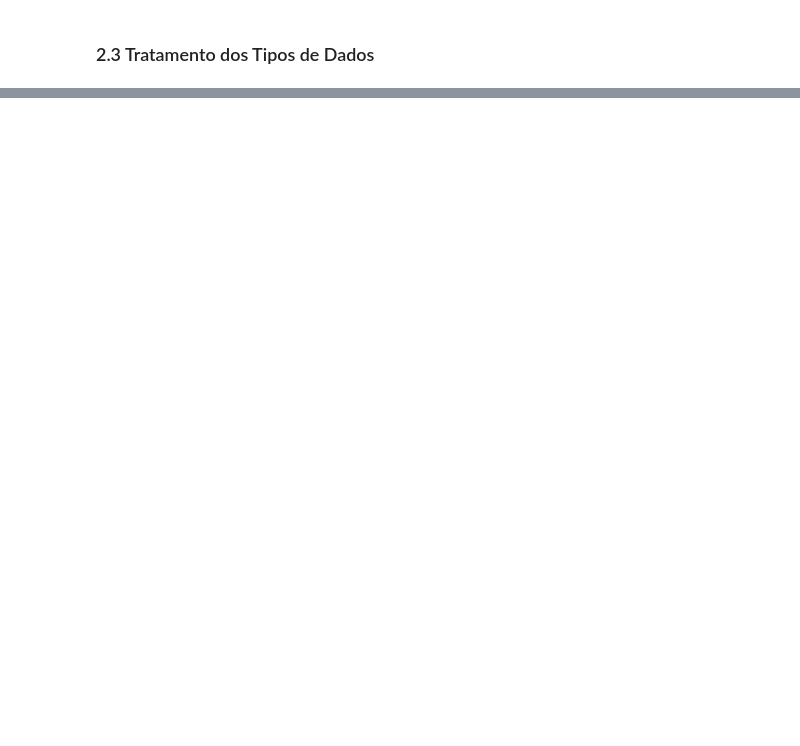
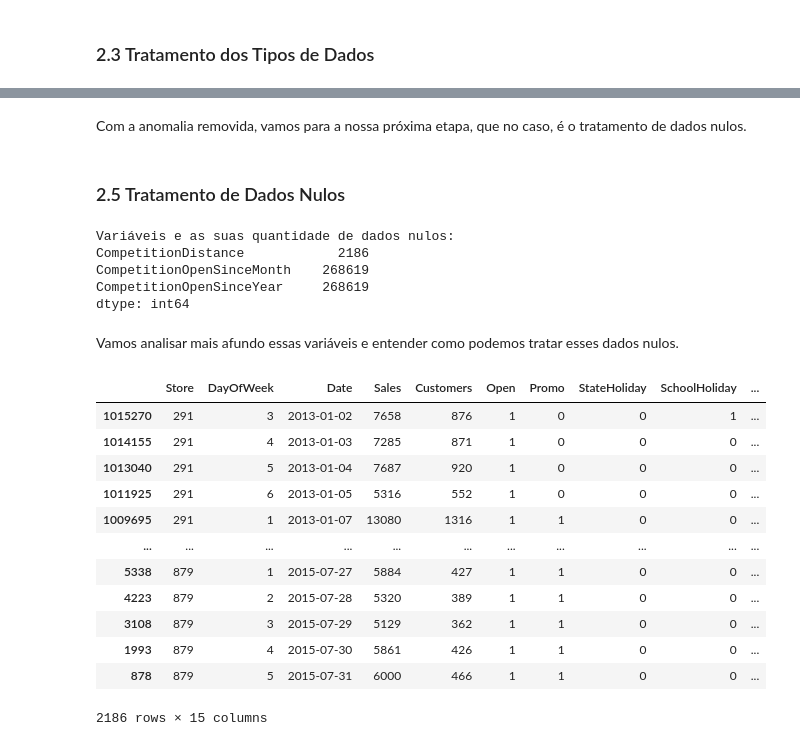
Before and after one commit to jefferson-datascience/Previsao-Vendas-Rossmann, a Jupyter notebook: Notebooks/Ciclo1.ipynb, the cells around one changed output, grey strips where cells are left out. Drawn from its saved outputs; the diff is of its cells as text; code cells hidden in the pictures; blank space fills up the shorter version.

Commit message:
Iniciado EDA e tratamento dos Dados

```diff
--- a/Notebooks/Ciclo1.ipynb
+++ b/Notebooks/Ciclo1.ipynb
@@ -259,0 +262,3 @@ Resumo Final: No Geral, os dados fazem bastante sentido. Claramente, estamos uti
+# %%
+# Transformação de object para datetime
+df2['Date'] = pd.to_datetime(df2['Date'], format='%Y-%m-%d')
@@ -259,0 +312,32 @@ Resumo Final: No Geral, os dados fazem bastante sentido. Claramente, estamos uti
+# %% [markdown]
+Com a anomalia removida, vamos para a nossa próxima etapa, que no caso, é o tratamento de dados nulos.
+# %% [markdown]
+### 2.5 Tratamento de Dados Nulos
+# %%
+# Quantidade de Dados Nulos
+print(f'Variáveis e as suas quantidade de dados nulos: \n{df2.isna().sum()[df2.isna().sum()> 0]}')
+# %% [output]
+Variáveis e as suas quantidade de dados nulos:
+CompetitionDistance            2186
+CompetitionOpenSinceMonth    268619
+CompetitionOpenSinceYear     268619
+dtype: int64
+# %% [markdown]
+Vamos analisar mais afundo essas variáveis e entender como podemos tratar esses dados nulos.
+# %%
+# Analisando os dados nulos da variável Competition Distance
+df2[df2['CompetitionDistance'].isna()].sort_values(by=['Store', 'Date'], ascending=True)
+# %% [output]
+|  | Store | DayOfWeek | Date | Sales | Customers | Open | Promo | StateHoliday | SchoolHoliday | ... |
+| 1015270 | 291 | 3 | 2013-01-02 | 7658 | 876 | 1 | 0 | 0 | 1 | ... |
+| 1014155 | 291 | 4 | 2013-01-03 | 7285 | 871 | 1 | 0 | 0 | 0 | ... |
+| 1013040 | 291 | 5 | 2013-01-04 | 7687 | 920 | 1 | 0 | 0 | 0 | ... |
+| 1011925 | 291 | 6 | 2013-01-05 | 5316 | 552 | 1 | 0 | 0 | 0 | ... |
+| 1009695 | 291 | 1 | 2013-01-07 | 13080 | 1316 | 1 | 1 | 0 | 0 | ... |
+| ... | ... | ... | ... | ... | ... | ... | ... | ... | ... | ... |
+| 5338 | 879 | 1 | 2015-07-27 | 5884 | 427 | 1 | 1 | 0 | 0 | ... |
+| 4223 | 879 | 2 | 2015-07-28 | 5320 | 389 | 1 | 1 | 0 | 0 | ... |
+| 3108 | 879 | 3 | 2015-07-29 | 5129 | 362 | 1 | 1 | 0 | 0 | ... |
+| 1993 | 879 | 4 | 2015-07-30 | 5861 | 426 | 1 | 1 | 0 | 0 | ... |
+| 878 | 879 | 5 | 2015-07-31 | 6000 | 466 | 1 | 1 | 0 | 0 | ... |
+2186 rows × 15 columns
```
Also changed, not shown: parts of 11 cells of this notebook.
